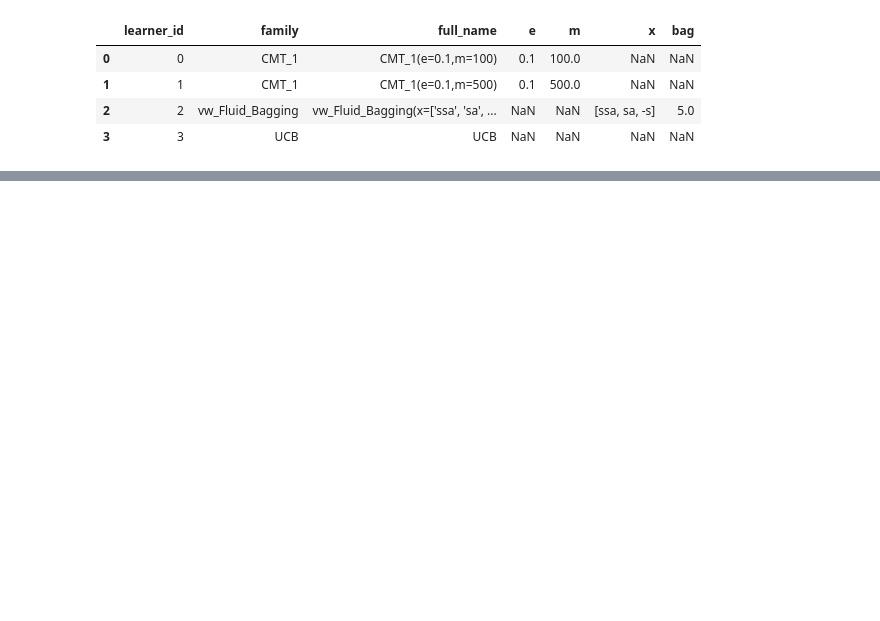
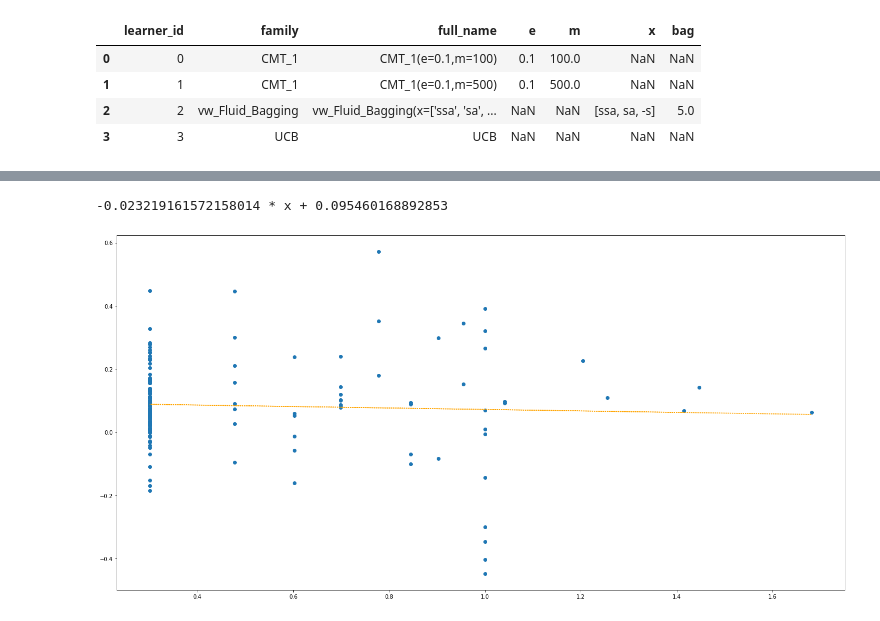
Before and after one commit to pmineiro/memoryrl, a Jupyter notebook: mrucker/results.ipynb, the cells around one changed output, grey strips where cells are left out. Cells and saved outputs as stored; diff of their text form; code cells hidden in the pictures; blank space fills up the shorter version.

```diff
--- a/mrucker/results.ipynb
+++ b/mrucker/results.ipynb
@@ -53,0 +39,12 @@ ultra.plot.scatter(x='log10size', y='reward_diff', title= "Scatter plot between
+# %%
+mega = pd.merge(b.groupby(['learner_id', 'simulation_id'], as_index=False).mean('reward'), s, on='simulation_id')
+ultra = pd.merge(mega[mega.learner_id == 1], mega[mega.learner_id == 2], on='simulation_id')
+ultra['reward_diff'] = ultra.reward_y - ultra.reward_x
+ultra['logaction'] = np.log10(ultra['action_count_x'])
+plt.scatter(x=ultra['logaction'], y=ultra['reward_diff'])
+linfit = np.polyfit(x=ultra['logaction'], y=ultra['reward_diff'], deg=1)
+plt.plot(ultra['logaction'], [linfit[0]*x + linfit[1] for x in ultra['logaction']], linestyle='dotted', color='orange')
+print(f'{linfit[0]} * x + {linfit[1]}')
+# %% [output]
+-0.023219161572158014 * x + 0.095460168892853
+[figure, added]
```
Also changed, not shown: parts of 6 cells of this notebook, 3 other files.
